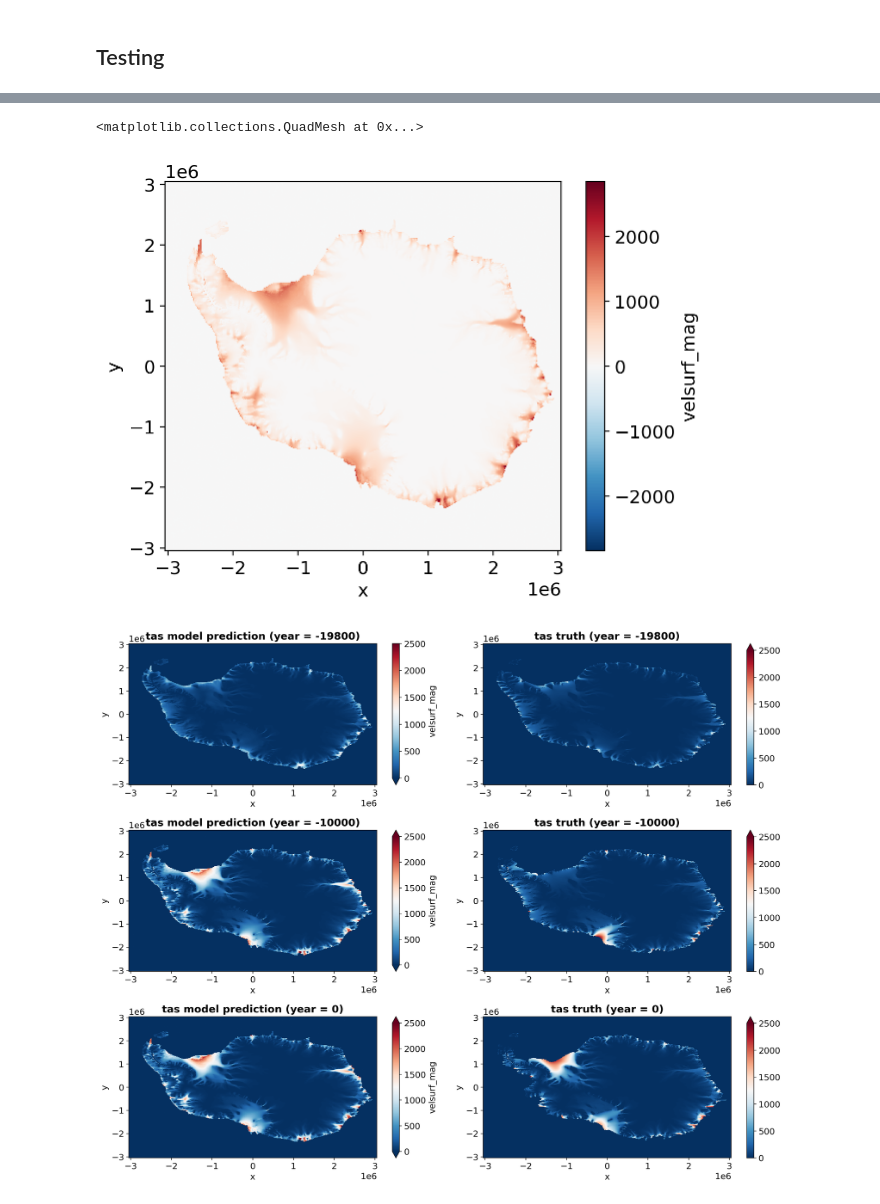
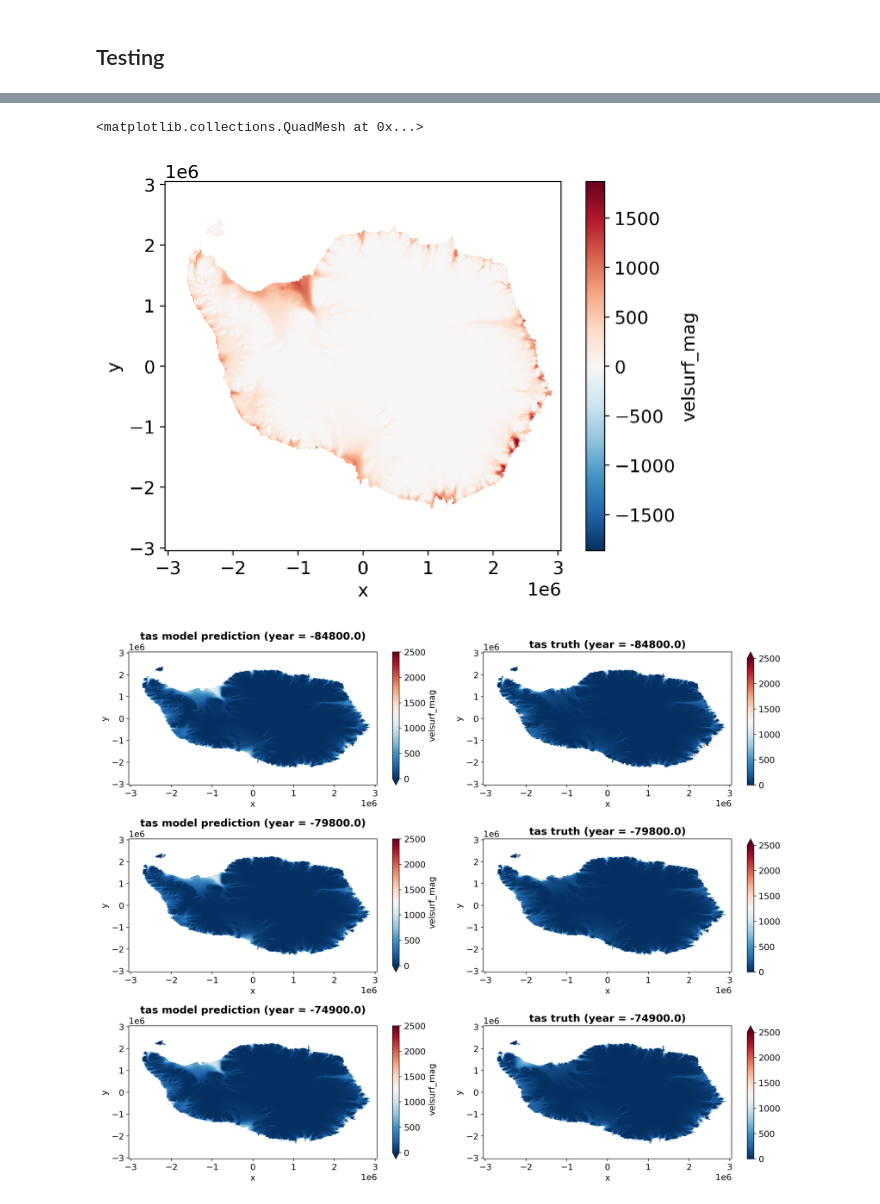
Before and after one commit to glugeorge/ML_2022_project, a Jupyter notebook: part1_NN.ipynb, the cells around one changed output, grey strips where cells are left out. Drawn from its saved outputs; the diff is of its cells as text; code cells hidden in the pictures.

```diff
--- a/part1_NN.ipynb
+++ b/part1_NN.ipynb
@@ -77,8 +80,8 @@ def custom_rmse(y_true, y_pred):
     custom_rmse(y_true, y_pred)
     calculates root square mean value with focusing only on the ocean
     """
-    y_pred = y_pred[(y_true != 0) & (y_true != 0.0)]
-    y_true = y_true[(y_true != 0) & (y_true != 0.0)]
+    y_pred = y_pred[y_true >=0]
+    y_true = y_true[y_true >=0]
 
     y_pred = tf.convert_to_tensor(y_pred)
     y_true = tf.cast(y_true, y_pred.dtype)
@@ -171,7 +177,7 @@ model = load_model(os.path.join(model_path,'NN_model_1_member.h5'),custom_object
 # %%
 X_test_df = pd.DataFrame({"delta_T": input_test.delta_T.data},index=input_test.delta_T.coords['time'].data)
 # %%
-y_test_df = pd.DataFrame(output_test.velsurf_mag.stack(dim=["y", "x"]).to_pandas()).fillna(0)
+y_test_df = pd.DataFrame(output_test.velsurf_mag.stack(dim=["y", "x"]).to_pandas())
 # %%
 X_test = X_test_df.to_numpy()
 y_test = y_test_df.to_numpy()
@@ -221,0 +234,2 @@ Coordinates:
+# %%
+y_test_pre_xr = y_test_pre_xr+y_true-y_true
@@ -239,30 +262,30 @@ y_true.mean(dim='time').plot()
 y_test_pre_xr.velsurf_mag.mean(dim='time').plot()
 # %% [output]
 <matplotlib.collections.QuadMesh at 0x...>
-[figure, old version]
+[figure, new version]
 # %%
 fig, axes = plt.subplots(figsize=(15,12),ncols=2,nrows=3)
 
-yrs = [-19800, -10000, 0]
+yrs = [y_test_pre_xr.time[0].values, y_test_pre_xr.time[50].values, y_test_pre_xr.time[99].values]
 vmin, vmax    = 0, 2500
 cmap = 'RdBu_r'
 y_test_pre_xr.velsurf_mag.sel(time=yrs[0]).plot(ax=axes[0,0], vmin=vmin, vmax=vmax,cmap=cmap)
 y_true.sel(time=yrs[0]).plot(ax=axes[0,1], vmin=vmin, vmax=vmax,cmap=cmap)
 
 y_test_pre_xr.velsurf_mag.sel(time=yrs[1]).plot(ax=axes[1,0], vmin=vmin, vmax=vmax,cmap=cmap)
 y_true.sel(time=yrs[1]).plot(ax=axes[1,1], vmin=vmin, vmax=vmax,cmap=cmap)
 
 y_test_pre_xr.velsurf_mag.sel(time=yrs[2]).plot(ax=axes[2,0], vmin=vmin, vmax=vmax,cmap=cmap)
 y_true.sel(time=yrs[2]).plot(ax=axes[2,1], vmin=vmin, vmax=vmax,cmap=cmap)
 
 
 for i, ax in enumerate(axes.flat):
     # left column: model prediction
     if i % 2 == 0:
         ax.set_title(f'tas model prediction (year = {yrs[i//2]})',fontweight='bold')
     # right column: truth tas from ssp245 simulations
     else:
         ax.set_title(f'tas truth (year = {yrs[i//2]})',fontweight='bold')
 plt.tight_layout()
 # %% [output]
-[figure, old version]
+[figure, new version]
```
Also changed, not shown: parts of 18 cells of this notebook, 12 other files.
